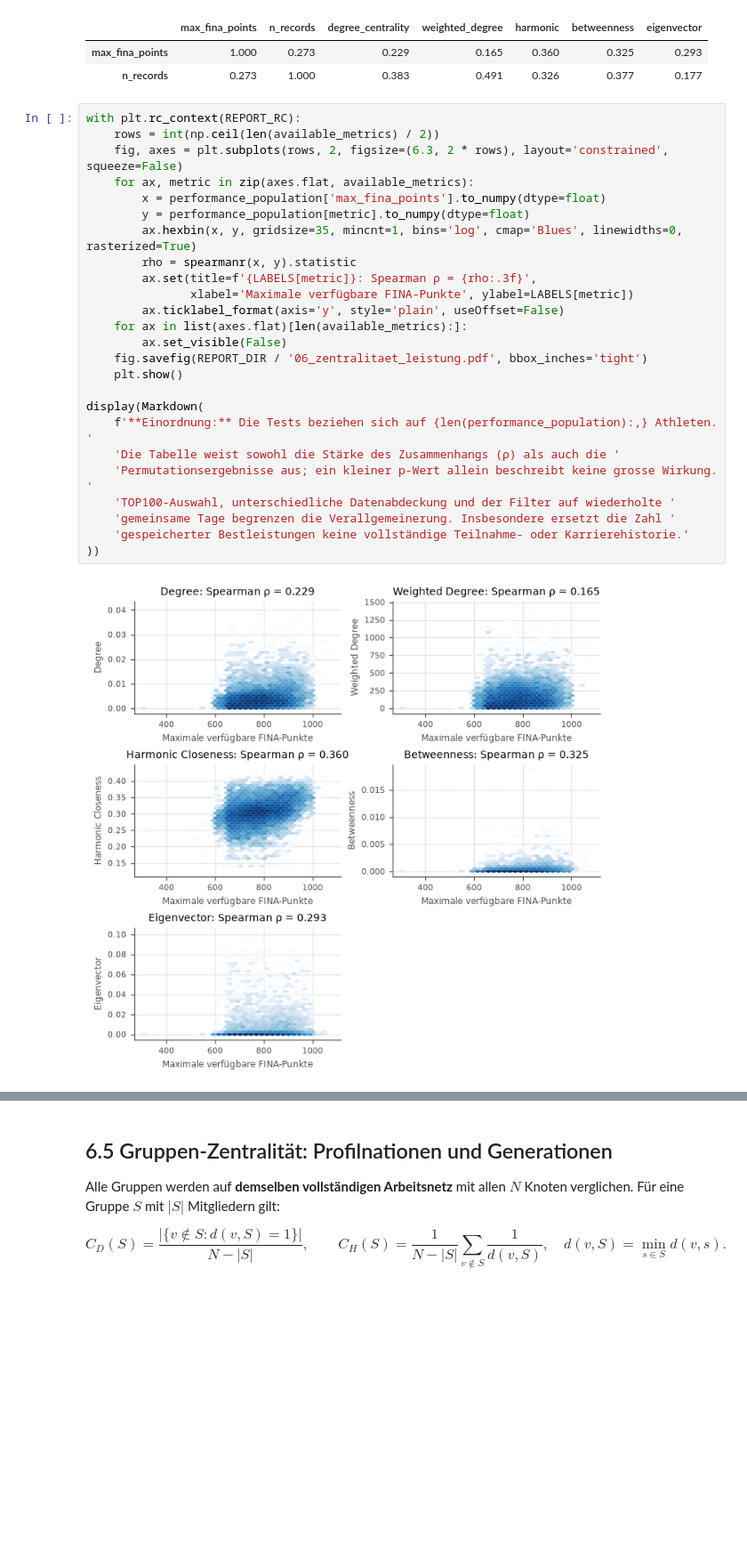
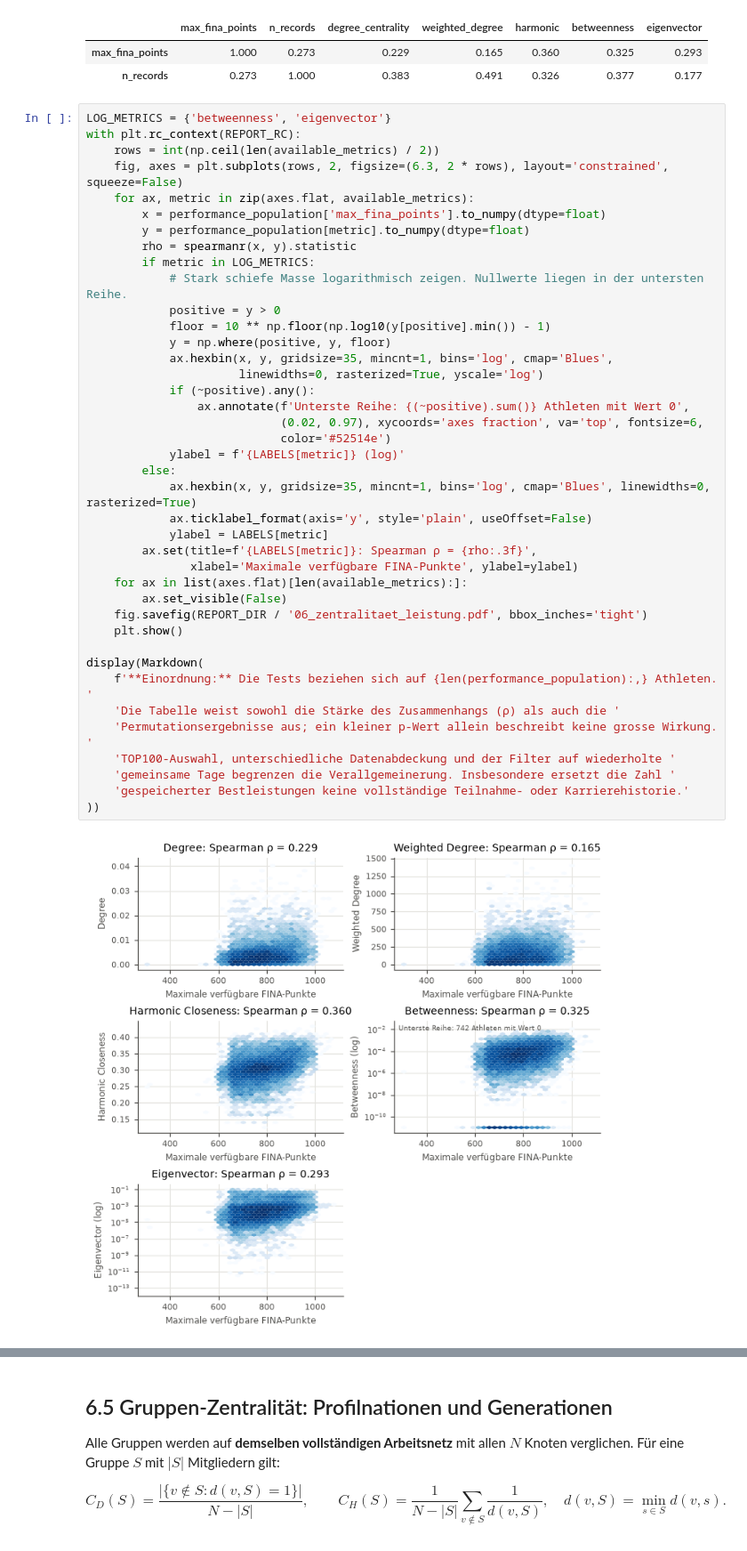
Before and after one commit to damiansze/Athletes-Network, a Jupyter notebook: Notebooks/05_zentralitaet.ipynb, the cells around one changed output, grey strips where cells are left out. Shown at 89% size. Cells and saved outputs as stored; diff of their text form; blank space fills up the shorter version.

```diff
--- a/Notebooks/05_zentralitaet.ipynb
+++ b/Notebooks/05_zentralitaet.ipynb
@@ -607,32 +652,47 @@ display(coverage_correlations.round(3))
 | max_fina_points | 1.000 | 0.273 | 0.229 | 0.165 | 0.360 | 0.325 | 0.293 |
 | n_records | 0.273 | 1.000 | 0.383 | 0.491 | 0.326 | 0.377 | 0.177 |
 # %%
+LOG_METRICS = {'betweenness', 'eigenvector'}
 with plt.rc_context(REPORT_RC):
     rows = int(np.ceil(len(available_metrics) / 2))
     fig, axes = plt.subplots(rows, 2, figsize=(6.3, 2 * rows), layout='constrained', squeeze=False)
     for ax, metric in zip(axes.flat, available_metrics):
         x = performance_population['max_fina_points'].to_numpy(dtype=float)
         y = performance_population[metric].to_numpy(dtype=float)
-        ax.hexbin(x, y, gridsize=35, mincnt=1, bins='log', cmap='Blues', linewidths=0, rasterized=True)
         rho = spearmanr(x, y).statistic
+        if metric in LOG_METRICS:
+            # Stark schiefe Masse logarithmisch zeigen. Nullwerte liegen in der untersten Reihe.
+            positive = y > 0
+            floor = 10 ** np.floor(np.log10(y[positive].min()) - 1)
+            y = np.where(positive, y, floor)
+            ax.hexbin(x, y, gridsize=35, mincnt=1, bins='log', cmap='Blues',
+                      linewidths=0, rasterized=True, yscale='log')
+            if (~positive).any():
+                ax.annotate(f'Unterste Reihe: {(~positive).sum()} Athleten mit Wert 0',
+                            (0.02, 0.97), xycoords='axes fraction', va='top', fontsize=6,
+                            color='#52514e')
+            ylabel = f'{LABELS[metric]} (log)'
+        else:
+            ax.hexbin(x, y, gridsize=35, mincnt=1, bins='log', cmap='Blues', linewidths=0, rasterized=True)
+            ax.ticklabel_format(axis='y', style='plain', useOffset=False)
+            ylabel = LABELS[metric]
         ax.set(title=f'{LABELS[metric]}: Spearman ρ = {rho:.3f}',
-               xlabel='Maximale verfügbare FINA-Punkte', ylabel=LABELS[metric])
-        ax.ticklabel_format(axis='y', style='plain', useOffset=False)
+               xlabel='Maximale verfügbare FINA-Punkte', ylabel=ylabel)
     for ax in list(axes.flat)[len(available_metrics):]:
         ax.set_visible(False)
     fig.savefig(REPORT_DIR / '06_zentralitaet_leistung.pdf', bbox_inches='tight')
     plt.show()
 
 display(Markdown(
     f'**Einordnung:** Die Tests beziehen sich auf {len(performance_population):,} Athleten. '
     'Die Tabelle weist sowohl die Stärke des Zusammenhangs (ρ) als auch die '
     'Permutationsergebnisse aus; ein kleiner p-Wert allein beschreibt keine grosse Wirkung. '
     'TOP100-Auswahl, unterschiedliche Datenabdeckung und der Filter auf wiederholte '
     'gemeinsame Tage begrenzen die Verallgemeinerung. Insbesondere ersetzt die Zahl '
     'gespeicherter Bestleistungen keine vollständige Teilnahme- oder Karrierehistorie.'
 ))
 # %% [output]
-[figure, old version]
+[figure, new version]
 **Einordnung:** Die Tests beziehen sich auf 12,708 Athleten. Die Tabelle weist sowohl die Stärke des Zusammenhangs (ρ) als auch die Permutationsergebnisse aus; ein kleiner p-Wert allein beschreibt keine grosse Wirkung. TOP100-Auswahl, unterschiedliche Datenabdeckung und der Filter auf wiederholte gemeinsame Tage begrenzen die Verallgemeinerung. Insbesondere ersetzt die Zahl gespeicherter Bestleistungen keine vollständige Teilnahme- oder Karrierehistorie.
 # %% [markdown]
 ## 6.5 Gruppen-Zentralität: Profilnationen und Generationen
```
Also changed, not shown: parts of 5 cells of this notebook, 5 other files.
